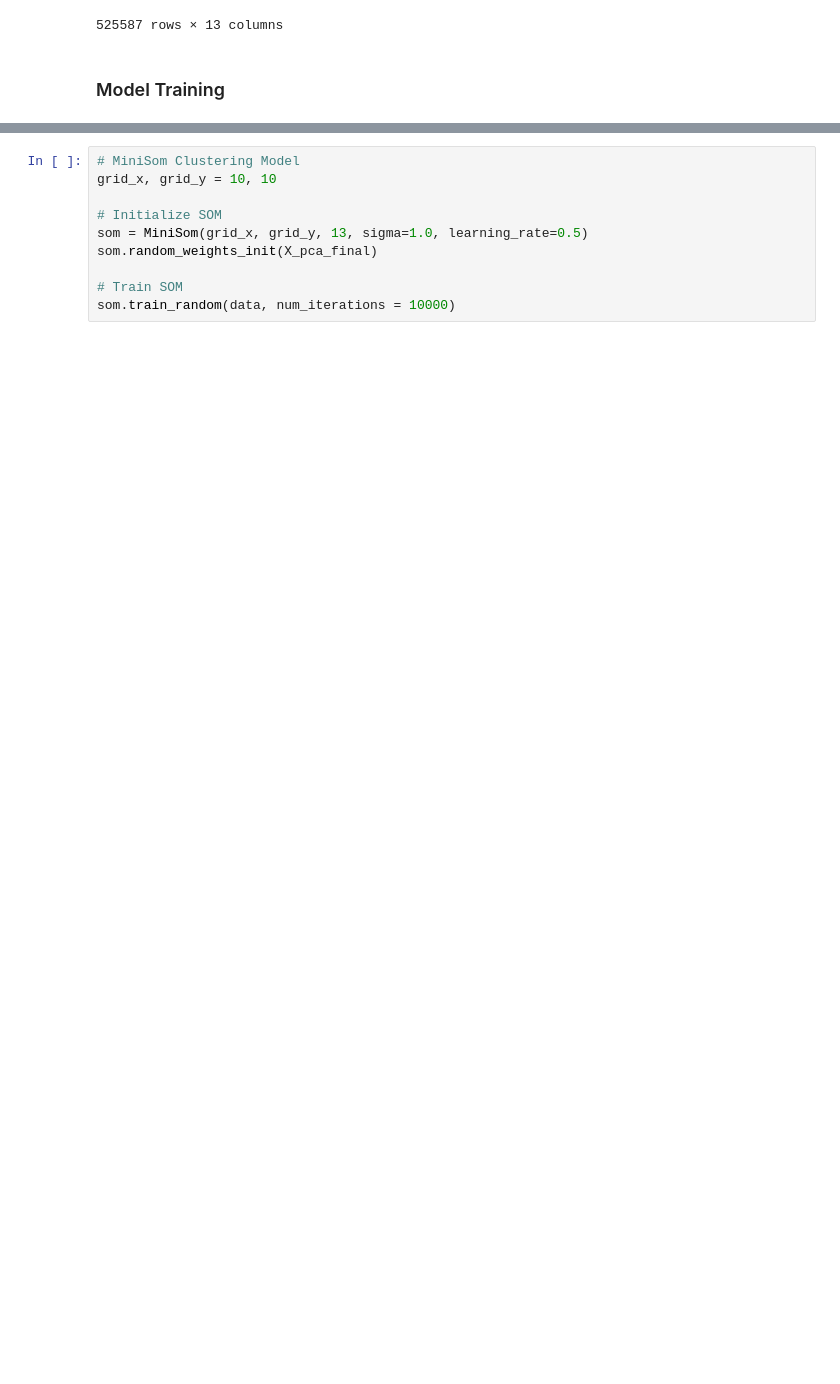
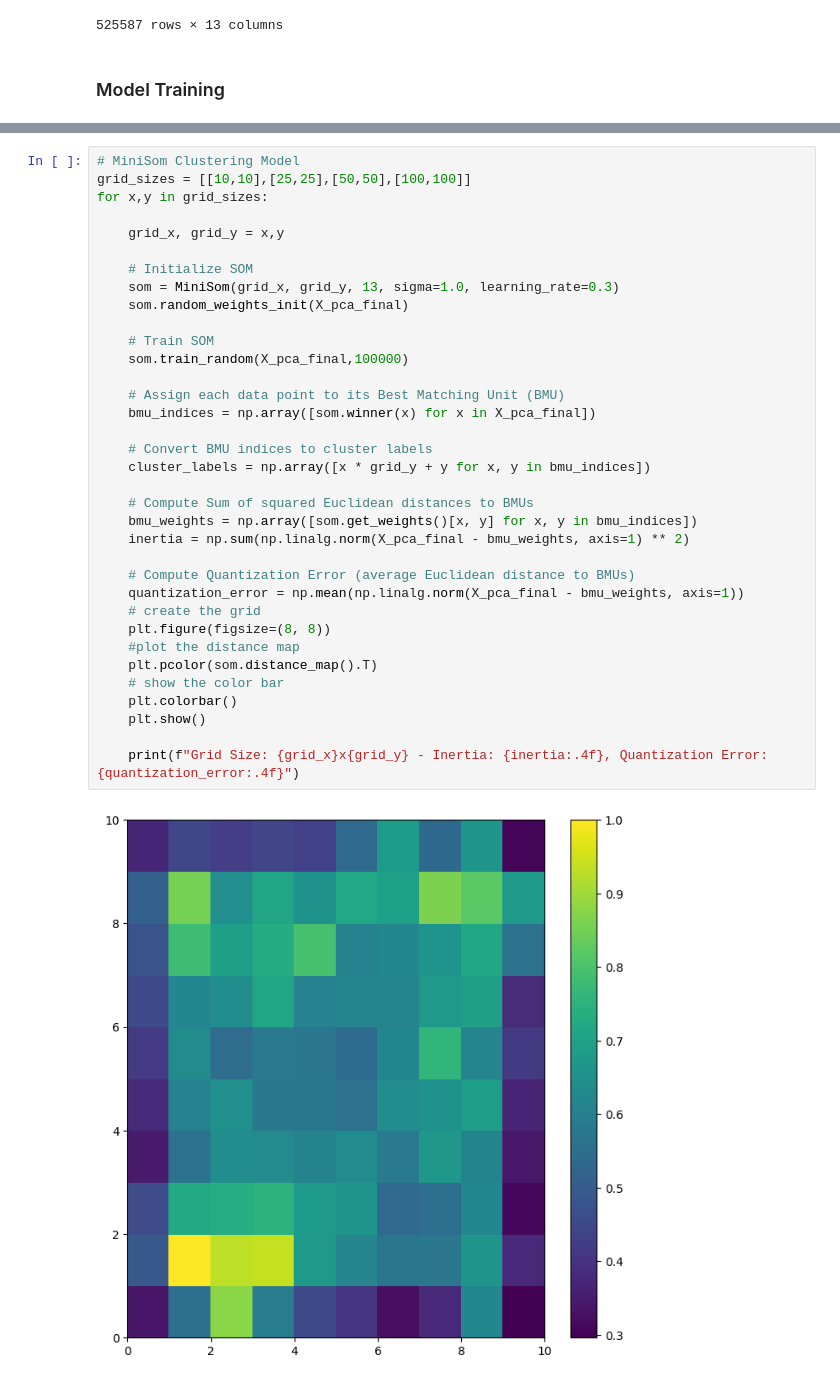
Before and after one commit to NicoCereghini/DSC-288R---Spotify-Capstone-Project, a Jupyter notebook: src/notebooks/SoM.ipynb, the cells around one changed output, grey strips where cells are left out. Saved outputs shown, nothing was run; the diff lists cells and outputs as text; blank space fills up the shorter version.

Commit message:
final minisom model and visual

```diff
--- a/src/notebooks/SoM.ipynb
+++ b/src/notebooks/SoM.ipynb
@@ -139,10 +101,37 @@ Matplotlib is building the font cache; this may take a moment.
 # %%
 # MiniSom Clustering Model
-grid_x, grid_y = 10, 10
+grid_sizes = [[10,10],[25,25],[50,50],[100,100]]
+for x,y in grid_sizes:
 
-# Initialize SOM
-som = MiniSom(grid_x, grid_y, 13, sigma=1.0, learning_rate=0.5)
-som.random_weights_init(X_pca_final)
+    grid_x, grid_y = x,y
 
-# Train SOM
-som.train_random(data, num_iterations = 10000)
+    # Initialize SOM
+    som = MiniSom(grid_x, grid_y, 13, sigma=1.0, learning_rate=0.3)
+    som.random_weights_init(X_pca_final)
+
+    # Train SOM
+    som.train_random(X_pca_final,100000)
+
+    # Assign each data point to its Best Matching Unit (BMU)
+    bmu_indices = np.array([som.winner(x) for x in X_pca_final])
+
+    # Convert BMU indices to cluster labels
+    cluster_labels = np.array([x * grid_y + y for x, y in bmu_indices])
+
+    # Compute Sum of squared Euclidean distances to BMUs
+    bmu_weights = np.array([som.get_weights()[x, y] for x, y in bmu_indices])
+    inertia = np.sum(np.linalg.norm(X_pca_final - bmu_weights, axis=1) ** 2)
+
+    # Compute Quantization Error (average Euclidean distance to BMUs)
+    quantization_error = np.mean(np.linalg.norm(X_pca_final - bmu_weights, axis=1))
+    # create the grid
+    plt.figure(figsize=(8, 8))
+    #plot the distance map
+    plt.pcolor(som.distance_map().T)
+    # show the color bar
+    plt.colorbar()
+    plt.show()
+
+    print(f"Grid Size: {grid_x}x{grid_y} - Inertia: {inertia:.4f}, Quantization Error: {quantization_error:.4f}")
+# %% [output]
+[figure, added]
```
Also changed, not shown: parts of 13 cells of this notebook.
